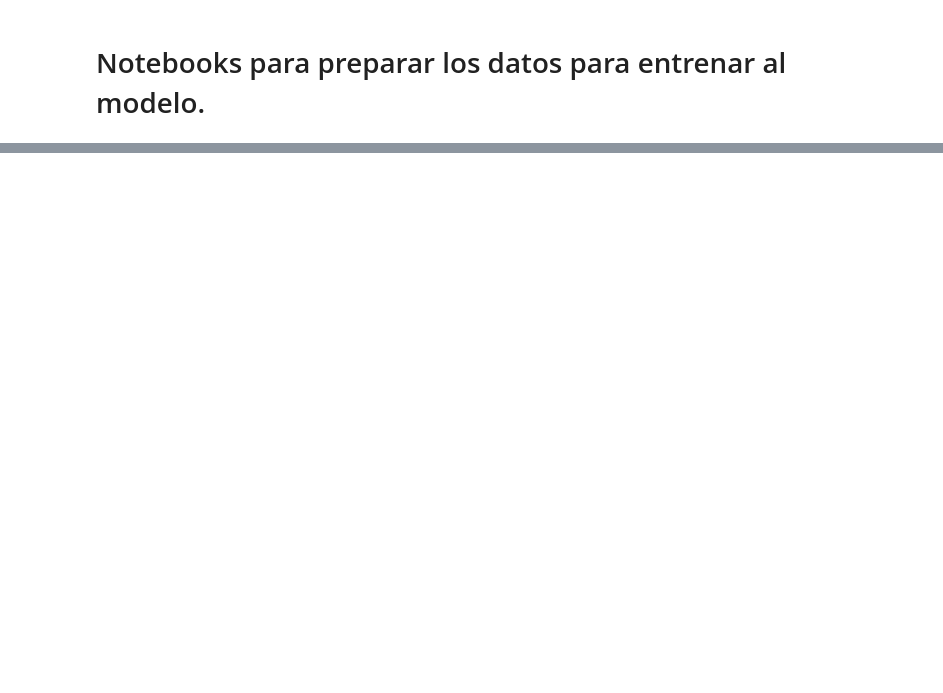
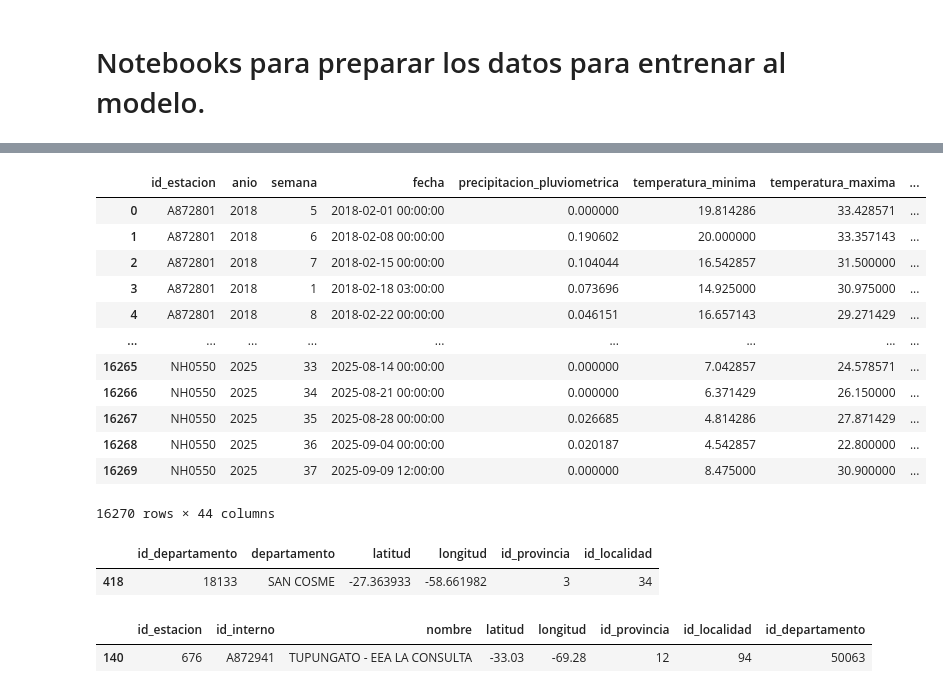
Before and after one commit to IS03/tp-dengue, a Jupyter notebook: jupyter/queries.ipynb, the cells around one changed output, grey strips where cells are left out. Cells and saved outputs as stored; diff of their text form; code cells hidden in the pictures; blank space fills up the shorter version.

```diff
--- a/jupyter/queries.ipynb
+++ b/jupyter/queries.ipynb
@@ -90,0 +66,26 @@ pd.read_sql_query(sql, conn)
+# %%
+df_clima_agg_full
+# %% [output]
+|  | id_estacion | anio | semana | fecha | precipitacion_pluviometrica | temperatura_minima | temperatura_maxima | ... |
+| 0 | A872801 | 2018 | 5 | 2018-02-01 00:00:00 | 0.000000 | 19.814286 | 33.428571 | ... |
+| 1 | A872801 | 2018 | 6 | 2018-02-08 00:00:00 | 0.190602 | 20.000000 | 33.357143 | ... |
+| 2 | A872801 | 2018 | 7 | 2018-02-15 00:00:00 | 0.104044 | 16.542857 | 31.500000 | ... |
+| 3 | A872801 | 2018 | 1 | 2018-02-18 03:00:00 | 0.073696 | 14.925000 | 30.975000 | ... |
+| 4 | A872801 | 2018 | 8 | 2018-02-22 00:00:00 | 0.046151 | 16.657143 | 29.271429 | ... |
+| ... | ... | ... | ... | ... | ... | ... | ... | ... |
+| 16265 | NH0550 | 2025 | 33 | 2025-08-14 00:00:00 | 0.000000 | 7.042857 | 24.578571 | ... |
+| 16266 | NH0550 | 2025 | 34 | 2025-08-21 00:00:00 | 0.000000 | 6.371429 | 26.150000 | ... |
+| 16267 | NH0550 | 2025 | 35 | 2025-08-28 00:00:00 | 0.026685 | 4.814286 | 27.871429 | ... |
+| 16268 | NH0550 | 2025 | 36 | 2025-09-04 00:00:00 | 0.020187 | 4.542857 | 22.800000 | ... |
+| 16269 | NH0550 | 2025 | 37 | 2025-09-09 12:00:00 | 0.000000 | 8.475000 | 30.900000 | ... |
+16270 rows × 44 columns
+# %%
+departamentos.sample()
+# %% [output]
+|  | id_departamento | departamento | latitud | longitud | id_provincia | id_localidad |
+| 418 | 18133 | SAN COSME | -27.363933 | -58.661982 | 3 | 34 |
+# %%
+estaciones.sample()
+# %% [output]
+|  | id_estacion | id_interno | nombre | latitud | longitud | id_provincia | id_localidad | id_departamento |
+| 140 | 676 | A872941 | TUPUNGATO - EEA LA CONSULTA | -33.03 | -69.28 | 12 | 94 | 50063 |
```
Also changed, not shown: parts of 34 cells of this notebook, 5 other files.
